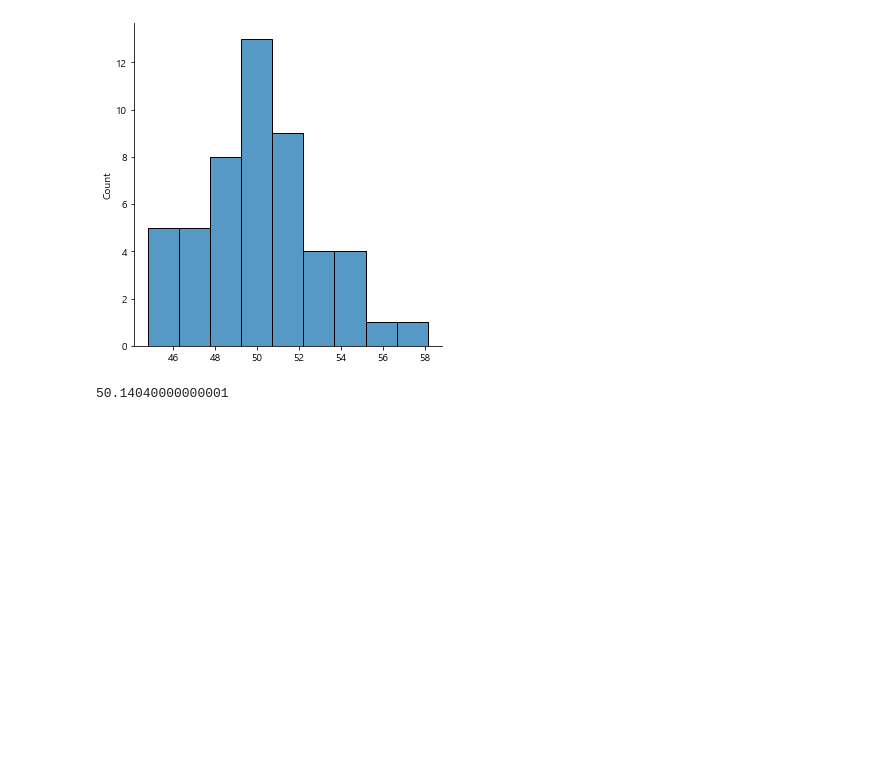
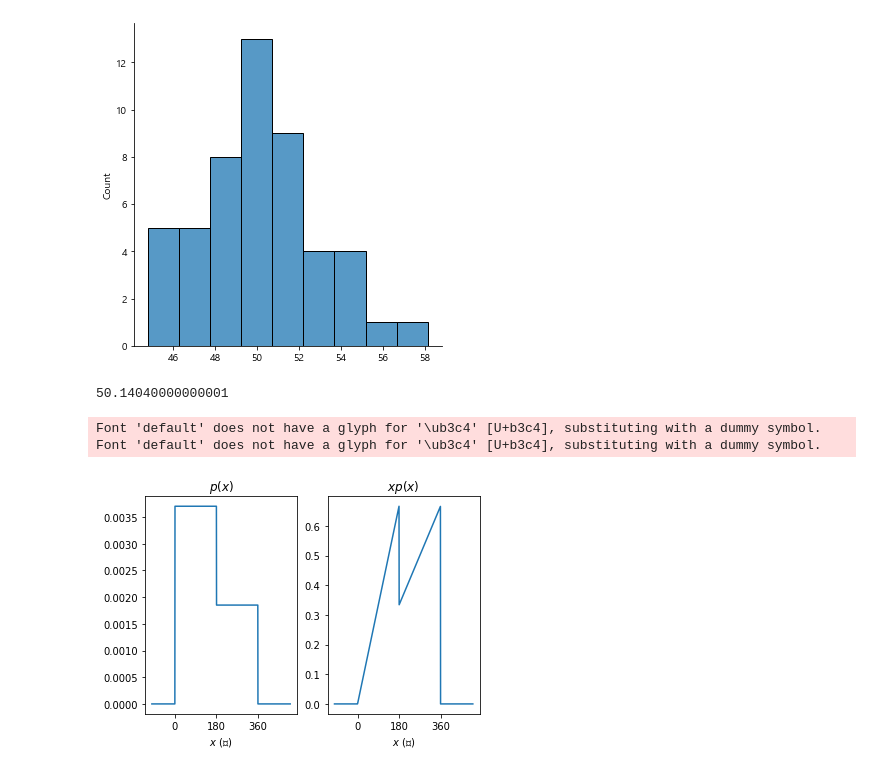
Before and after one commit to ghdakrk/math, a Jupyter notebook: 11.data.ipynb, the cells around one changed output. Drawn from its saved outputs; the diff is of its cells as text; code cells hidden in the pictures; blank space fills up the shorter version.

```diff
--- a/11.data.ipynb
+++ b/11.data.ipynb
@@ -177,3 +177,35 @@ displot(sample_mean_ls)
 np.mean(sample_mean_ls)
 # %% [output]
 50.14040000000001
+# %%
+# 여기에 코드를 작성해주세요.
+import numpy as np
+import matplotlib.pyplot as plt
+plt.rc('font', family='NanumBarunGothic')
+
+x = np.linspace(-100, 500, 1000)
+p = np.zeros_like(x)
+#### 1. 코드를 작성해주세요 ####
+p[(0 < x) & (x <= 180)] = 2 / (3*180)
+p[(180 < x) & (x <= 360)] = 1 / (3*180)
+xp = x * p
+
+plt.subplot(121)
+#### 2. 코드를 작성해주세요 ####
+plt.plot(x, p)
+plt.xticks([0, 180, 360])
+plt.title('$p(x)$')
+plt.xlabel('$x$ (도)')
+
+plt.subplot(122)
+#### 3. 코드를 작성해주세요 ####
+plt.plot(x, xp)
+plt.xticks([0, 180, 360])
+plt.title('$xp(x)$')
+plt.xlabel('$x$ (도)')
+
+plt.show()
+# %% [output]
+Font 'default' does not have a glyph for '\ub3c4' [U+b3c4], substituting with a dummy symbol.
+Font 'default' does not have a glyph for '\ub3c4' [U+b3c4], substituting with a dummy symbol.
+[figure, added]
```
Also changed, not shown: parts of 1 cell of this notebook, 2 other files.
